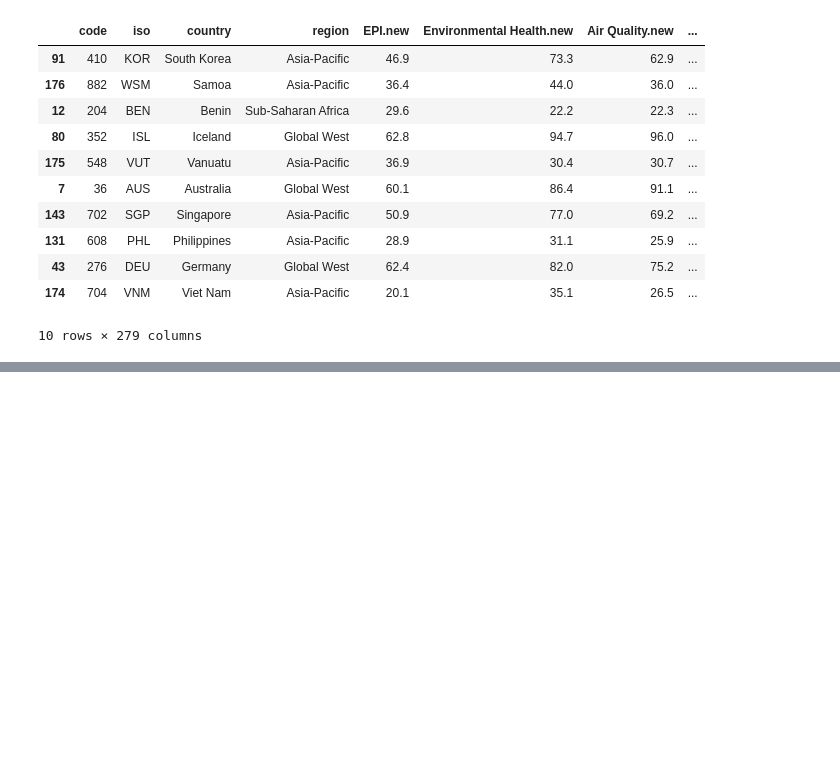
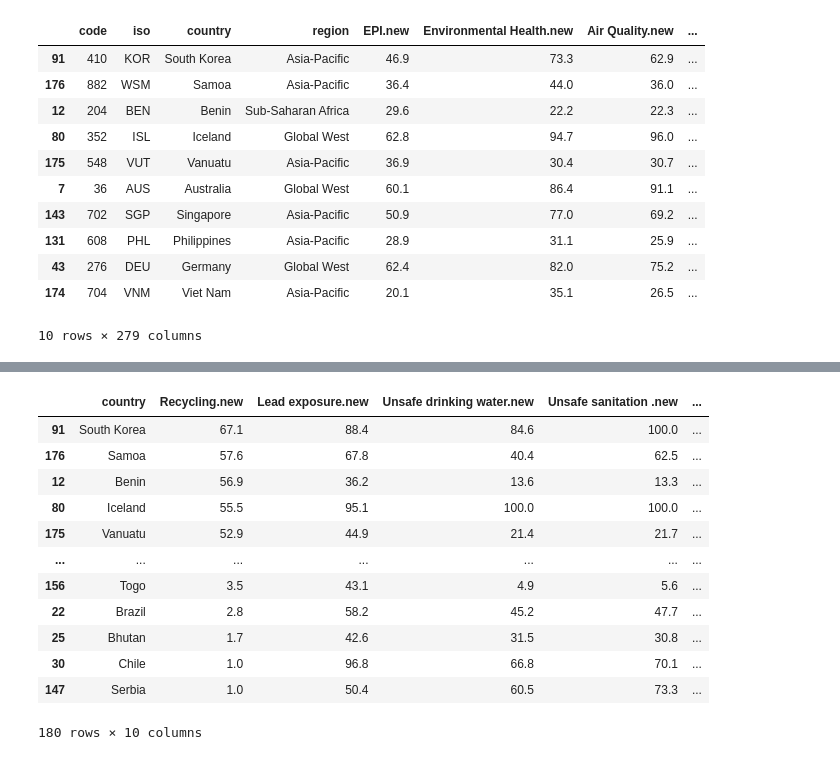
Before and after one commit to Futurartina/Powering_Recycling_in_Spain, a Jupyter notebook: Notebooks/EPI.ipynb, the cells around one changed output, grey strips where cells are left out. Cells and saved outputs as stored; diff of their text form; code cells hidden in the pictures; blank space fills up the shorter version.

```diff
--- a/Notebooks/EPI.ipynb
+++ b/Notebooks/EPI.ipynb
@@ -288,0 +289,19 @@ EPI_correlated
+# %%
+EPI_correlated = EPI_correlated.copy()
+columns_to_drop = ['Waste Management.new', 'Environmental Health.new', 'Sanitation & Drinking Water.new', 'Heavy Metals.new', 'Air Quality.new', 'Water Resources.new']
+EPI_correlated.drop(columns=columns_to_drop, inplace=True)
+EPI_correlated
+# %% [output]
+|  | country | Recycling.new | Lead exposure.new | Unsafe drinking water.new | Unsafe sanitation .new | ... |
+| 91 | South Korea | 67.1 | 88.4 | 84.6 | 100.0 | ... |
+| 176 | Samoa | 57.6 | 67.8 | 40.4 | 62.5 | ... |
+| 12 | Benin | 56.9 | 36.2 | 13.6 | 13.3 | ... |
+| 80 | Iceland | 55.5 | 95.1 | 100.0 | 100.0 | ... |
+| 175 | Vanuatu | 52.9 | 44.9 | 21.4 | 21.7 | ... |
+| ... | ... | ... | ... | ... | ... | ... |
+| 156 | Togo | 3.5 | 43.1 | 4.9 | 5.6 | ... |
+| 22 | Brazil | 2.8 | 58.2 | 45.2 | 47.7 | ... |
+| 25 | Bhutan | 1.7 | 42.6 | 31.5 | 30.8 | ... |
+| 30 | Chile | 1.0 | 96.8 | 66.8 | 70.1 | ... |
+| 147 | Serbia | 1.0 | 50.4 | 60.5 | 73.3 | ... |
+180 rows × 10 columns
```
Also changed, not shown: parts of 12 cells of this notebook, 6 other files.
